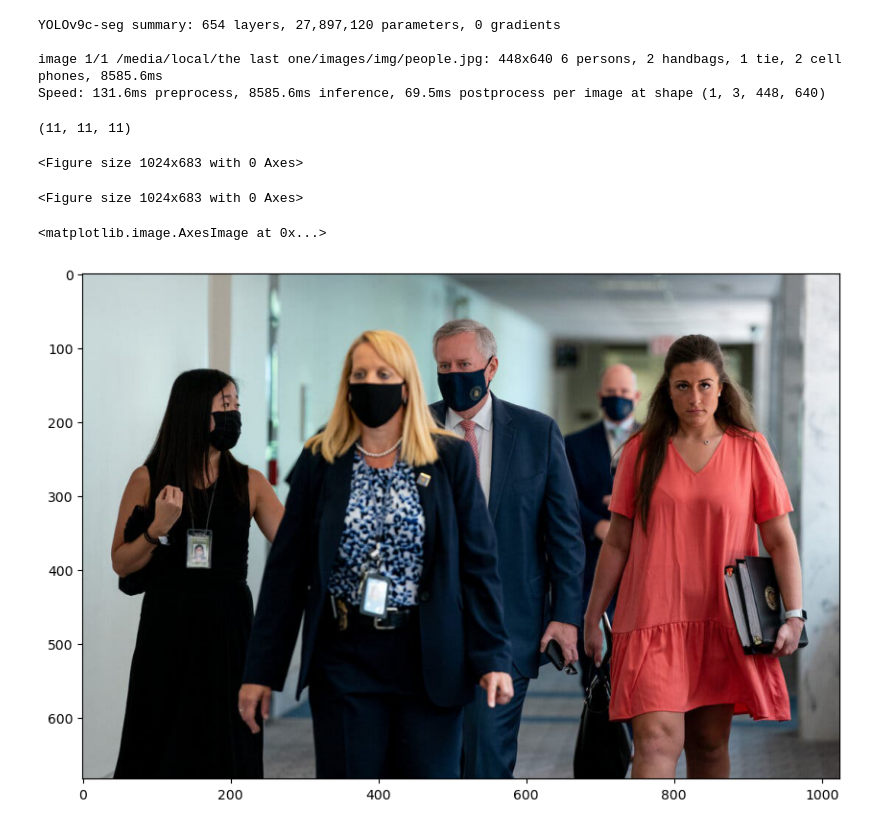
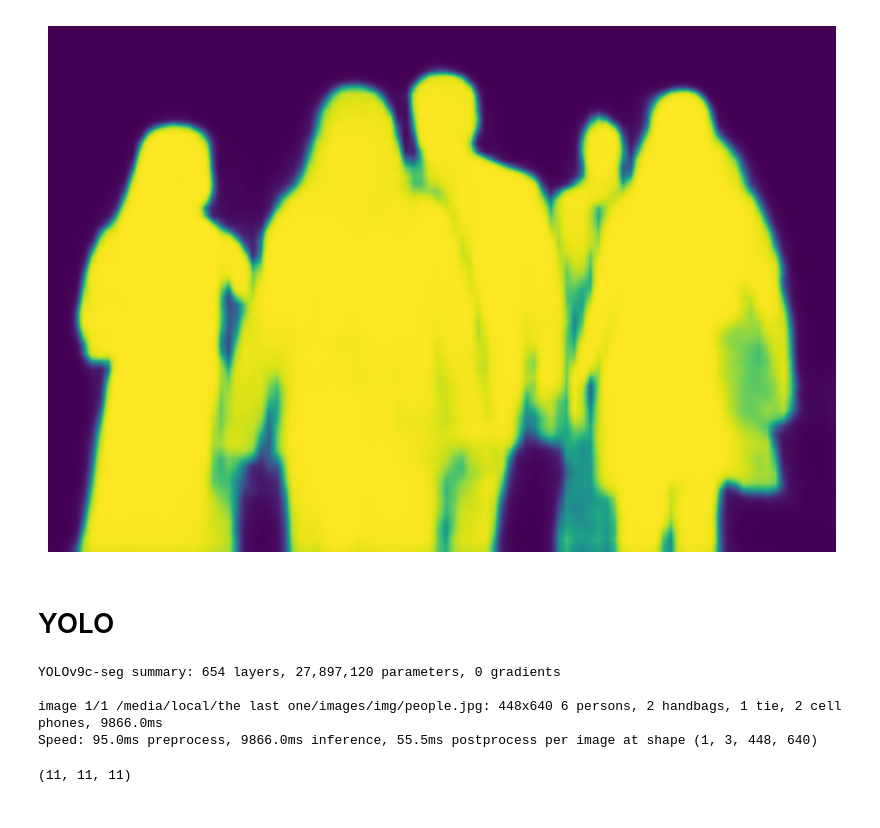
Before and after one commit to ye13690/mashisterska, a Jupyter notebook: image_segmentation.ipynb, the cells around one changed output. Drawn from its saved outputs; the diff is of its cells as text; code cells hidden in the pictures.

```diff
--- a/image_segmentation.ipynb
+++ b/image_segmentation.ipynb
@@ -7,0 +199,5 @@ import matplotlib.pyplot as plt
+# %%
+# Step 1: Initialize model with the best available weights
+weights = DeepLabV3_ResNet101_Weights.DEFAULT
+model = deeplabv3_resnet101(weights=weights)
+model.eval()
@@ -7,0 +223,14 @@ import matplotlib.pyplot as plt
+# %%
+img = torch.tensor(image, dtype=torch.uint8).permute(2, 0, 1)
+# Step 2: Initialize the inference transforms
+preprocess = weights.transforms()
+
+# Step 3: Apply inference preprocessing transforms
+batch = preprocess(img).unsqueeze(0)
+# %%
+# Step 4: Use the model and visualize the prediction
+prediction = model(batch)["out"]
+# %%
+normalized_masks = prediction.softmax(dim=1)
+class_to_idx = {cls: idx for (idx, cls) in enumerate(weights.meta["categories"])}
+mask = normalized_masks[0, class_to_idx["person"]]
@@ -8,7 +277,15 @@ import matplotlib.pyplot as plt
+# %%
+plt.figure(figsize=(width / 100, height / 100))
+# Display the image
+plt.imshow(mask.detach().numpy())
+plt.axis('off')  # Hide the axis
+plt.show()
+# %% [output]
+[figure, added]
+# %% [markdown]
+# YOLO
 # %%
 from ultralytics import YOLO
-
-img_path = "img/people.jpg"
 
 # Build a YOLOv9c model from pretrained weight
 model = YOLO("yolov9c-seg.pt")
@@ -21,8 +298,8 @@ results = model(img_path)
 # %% [output]
 YOLOv9c-seg summary: 654 layers, 27,897,120 parameters, 0 gradients
 
-image 1/1 /media/local/the last one/images/img/people.jpg: 448x640 6 persons, 2 handbags, 1 tie, 2 cell phones, 8585.6ms
-Speed: 131.6ms preprocess, 8585.6ms inference, 69.5ms postprocess per image at shape (1, 3, 448, 640)
+image 1/1 /media/local/the last one/images/img/people.jpg: 448x640 6 persons, 2 handbags, 1 tie, 2 cell phones, 9866.0ms
+Speed: 95.0ms preprocess, 9866.0ms inference, 55.5ms postprocess per image at shape (1, 3, 448, 640)
 # %%
 len(results[0]), len(results[0].masks), len(results[0].masks.data)
 # %% [output]
@@ -44,11 +306,0 @@ class_colors = generate_hsv_colors(len(results[0].names))
-# %%
-image = cv2.imread(img_path)
-
-# Get the dimensions of the image
-height, width, _ = image.shape
-
-# Set the figure size based on the image dimensions
-plt.figure(figsize=(width / 100, height / 100))
-# %% [output]
-<Figure size 1024x683 with 0 Axes>
-<Figure size 1024x683 with 0 Axes>
@@ -122,9 +310,3 @@ output_image = overlay_masks_on_image(image, results, class_colors)
-# %%
-plt.figure(figsize=(width / 100, height / 100))
-plt.imshow(image[...,::-1])
-# %% [output]
-<matplotlib.image.AxesImage at 0x...>
-[figure, removed]
 # %%
 plt.figure(figsize=(width / 100, height / 100))
 # Display the image
```
Also changed, not shown: parts of 25 cells of this notebook, 5 other files.
